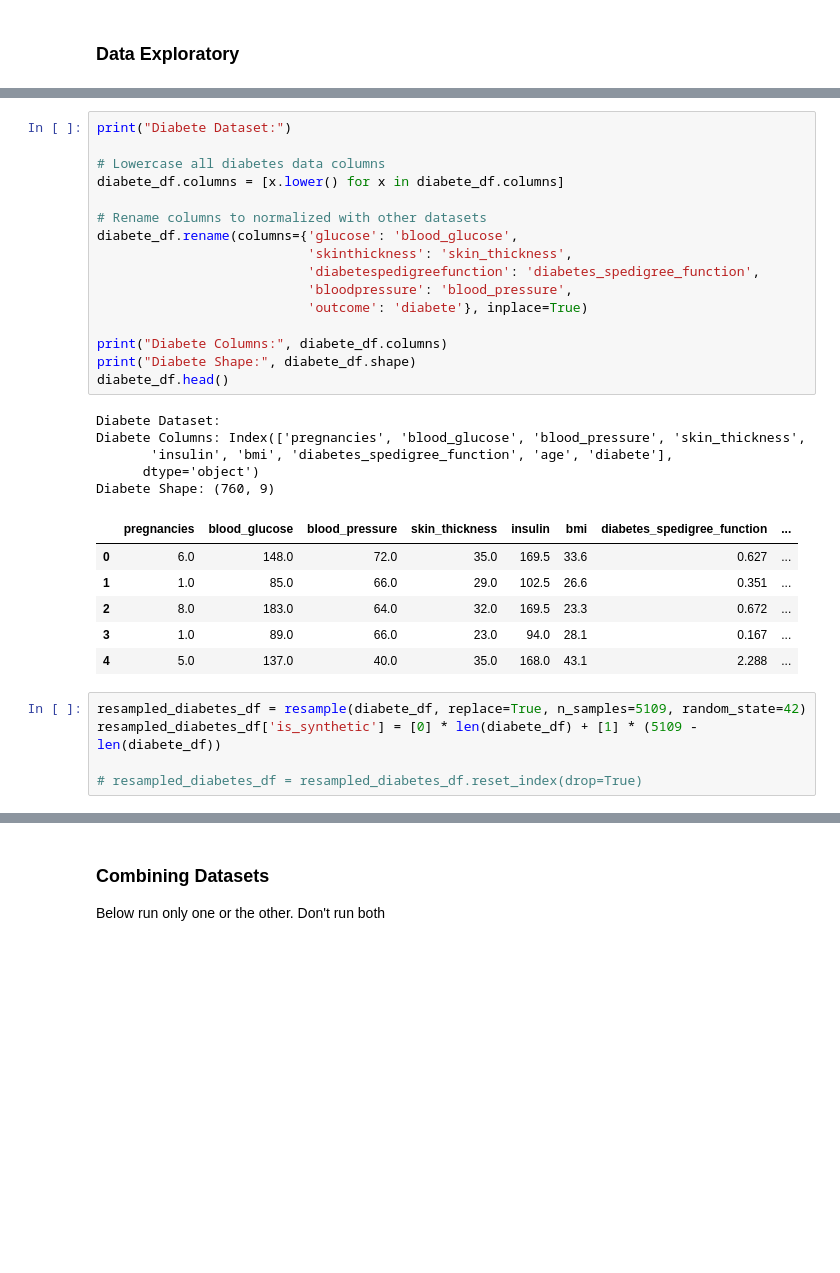
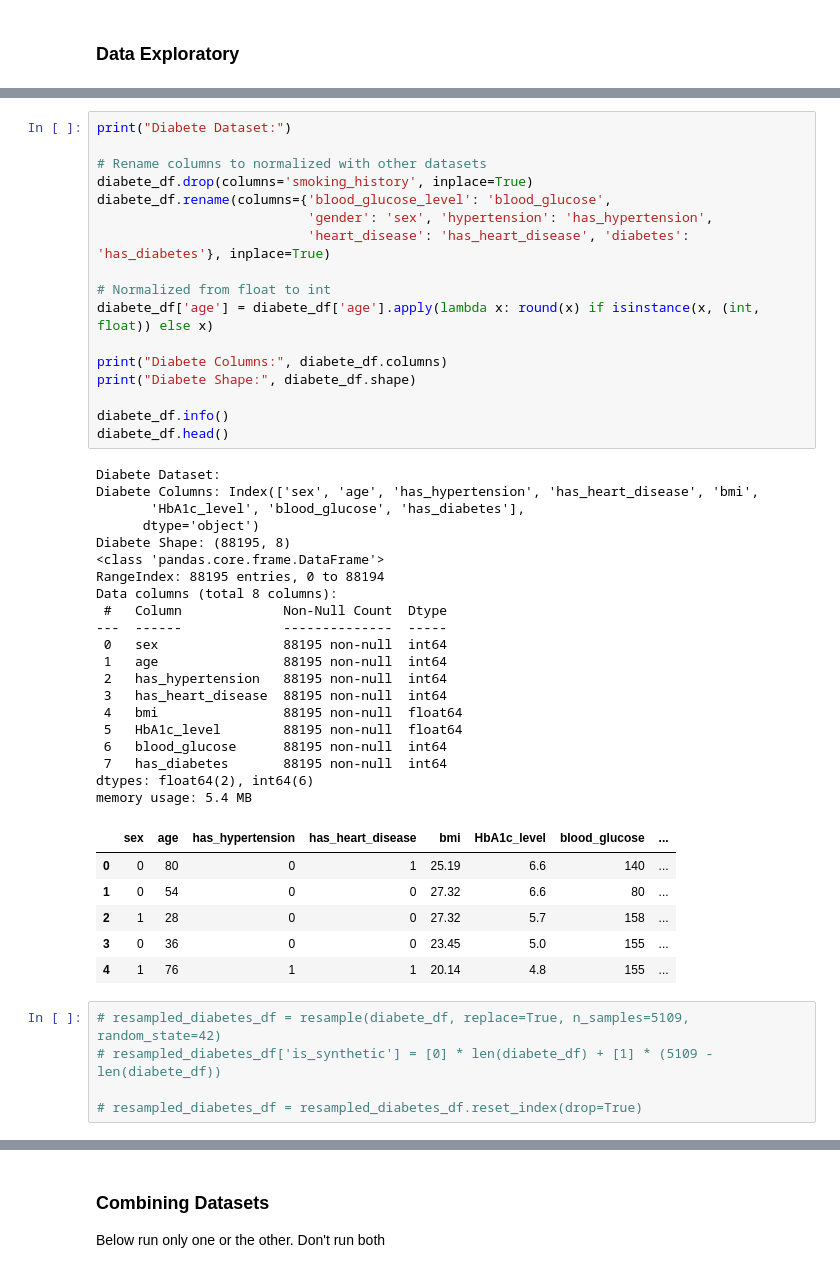
Before and after one commit to nenghakheng/Multi-Disease-Prediction, a Jupyter notebook: notebooks/EDA/multi_disease_eda.ipynb, the cells around one changed output, grey strips where cells are left out. Saved outputs shown, nothing was run; the diff lists cells and outputs as text; blank space fills up the shorter version.

```diff
--- a/notebooks/EDA/multi_disease_eda.ipynb
+++ b/notebooks/EDA/multi_disease_eda.ipynb
@@ -51,34 +134,50 @@ Heart Disease Shape: (2000, 14)
 # %%
 print("Diabete Dataset:")
 
-# Lowercase all diabetes data columns
-diabete_df.columns = [x.lower() for x in diabete_df.columns]
+# Rename columns to normalized with other datasets
+diabete_df.drop(columns='smoking_history', inplace=True)
+diabete_df.rename(columns={'blood_glucose_level': 'blood_glucose',
+                           'gender': 'sex', 'hypertension': 'has_hypertension',
+                           'heart_disease': 'has_heart_disease', 'diabetes': 'has_diabetes'}, inplace=True)
 
-# Rename columns to normalized with other datasets
-diabete_df.rename(columns={'glucose': 'blood_glucose',
-                           'skinthickness': 'skin_thickness',
-                           'diabetespedigreefunction': 'diabetes_spedigree_function',
-                           'bloodpressure': 'blood_pressure',
-                           'outcome': 'diabete'}, inplace=True)
+# Normalized from float to int
+diabete_df['age'] = diabete_df['age'].apply(lambda x: round(x) if isinstance(x, (int, float)) else x)
 
 print("Diabete Columns:", diabete_df.columns)
 print("Diabete Shape:", diabete_df.shape)
+
+diabete_df.info()
 diabete_df.head()
 # %% [output]
 Diabete Dataset:
-Diabete Columns: Index(['pregnancies', 'blood_glucose', 'blood_pressure', 'skin_thickness',
-       'insulin', 'bmi', 'diabetes_spedigree_function', 'age', 'diabete'],
+Diabete Columns: Index(['sex', 'age', 'has_hypertension', 'has_heart_disease', 'bmi',
+       'HbA1c_level', 'blood_glucose', 'has_diabetes'],
       dtype='object')
-Diabete Shape: (760, 9)
+Diabete Shape: (88195, 8)
+<class 'pandas.core.frame.DataFrame'>
+RangeIndex: 88195 entries, 0 to 88194
+Data columns (total 8 columns):
+ #   Column             Non-Null Count  Dtype
+---  ------             --------------  -----
+ 0   sex                88195 non-null  int64
+ 1   age                88195 non-null  int64
+ 2   has_hypertension   88195 non-null  int64
+ 3   has_heart_disease  88195 non-null  int64
+ 4   bmi                88195 non-null  float64
+ 5   HbA1c_level        88195 non-null  float64
+ 6   blood_glucose      88195 non-null  int64
+ 7   has_diabetes       88195 non-null  int64
+dtypes: float64(2), int64(6)
+memory usage: 5.4 MB
-|  | pregnancies | blood_glucose | blood_pressure | skin_thickness | insulin | bmi | diabetes_spedigree_function | ... |
-| 0 | 6.0 | 148.0 | 72.0 | 35.0 | 169.5 | 33.6 | 0.627 | ... |
-| 1 | 1.0 | 85.0 | 66.0 | 29.0 | 102.5 | 26.6 | 0.351 | ... |
-| 2 | 8.0 | 183.0 | 64.0 | 32.0 | 169.5 | 23.3 | 0.672 | ... |
-| 3 | 1.0 | 89.0 | 66.0 | 23.0 | 94.0 | 28.1 | 0.167 | ... |
-| 4 | 5.0 | 137.0 | 40.0 | 35.0 | 168.0 | 43.1 | 2.288 | ... |
+|  | sex | age | has_hypertension | has_heart_disease | bmi | HbA1c_level | blood_glucose | ... |
+| 0 | 0 | 80 | 0 | 1 | 25.19 | 6.6 | 140 | ... |
+| 1 | 0 | 54 | 0 | 0 | 27.32 | 6.6 | 80 | ... |
+| 2 | 1 | 28 | 0 | 0 | 27.32 | 5.7 | 158 | ... |
+| 3 | 0 | 36 | 0 | 0 | 23.45 | 5.0 | 155 | ... |
+| 4 | 1 | 76 | 1 | 1 | 20.14 | 4.8 | 155 | ... |
 # %%
-resampled_diabetes_df = resample(diabete_df, replace=True, n_samples=5109, random_state=42)
-resampled_diabetes_df['is_synthetic'] = [0] * len(diabete_df) + [1] * (5109 - len(diabete_df))
+# resampled_diabetes_df = resample(diabete_df, replace=True, n_samples=5109, random_state=42)
+# resampled_diabetes_df['is_synthetic'] = [0] * len(diabete_df) + [1] * (5109 - len(diabete_df))
 
 # resampled_diabetes_df = resampled_diabetes_df.reset_index(drop=True)
 # %%
```
Also changed, not shown: parts of 18 cells of this notebook, 1 other file.
